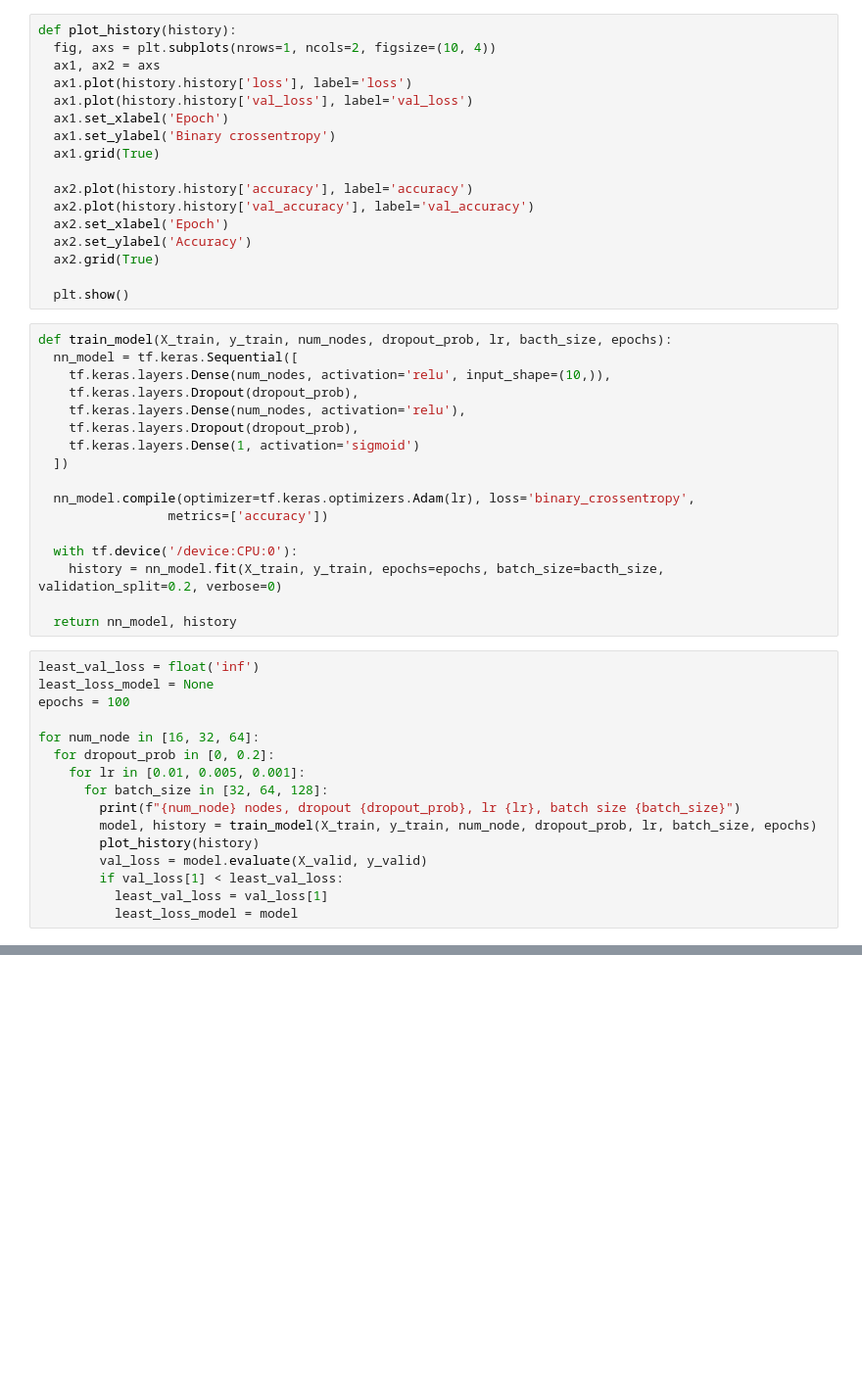
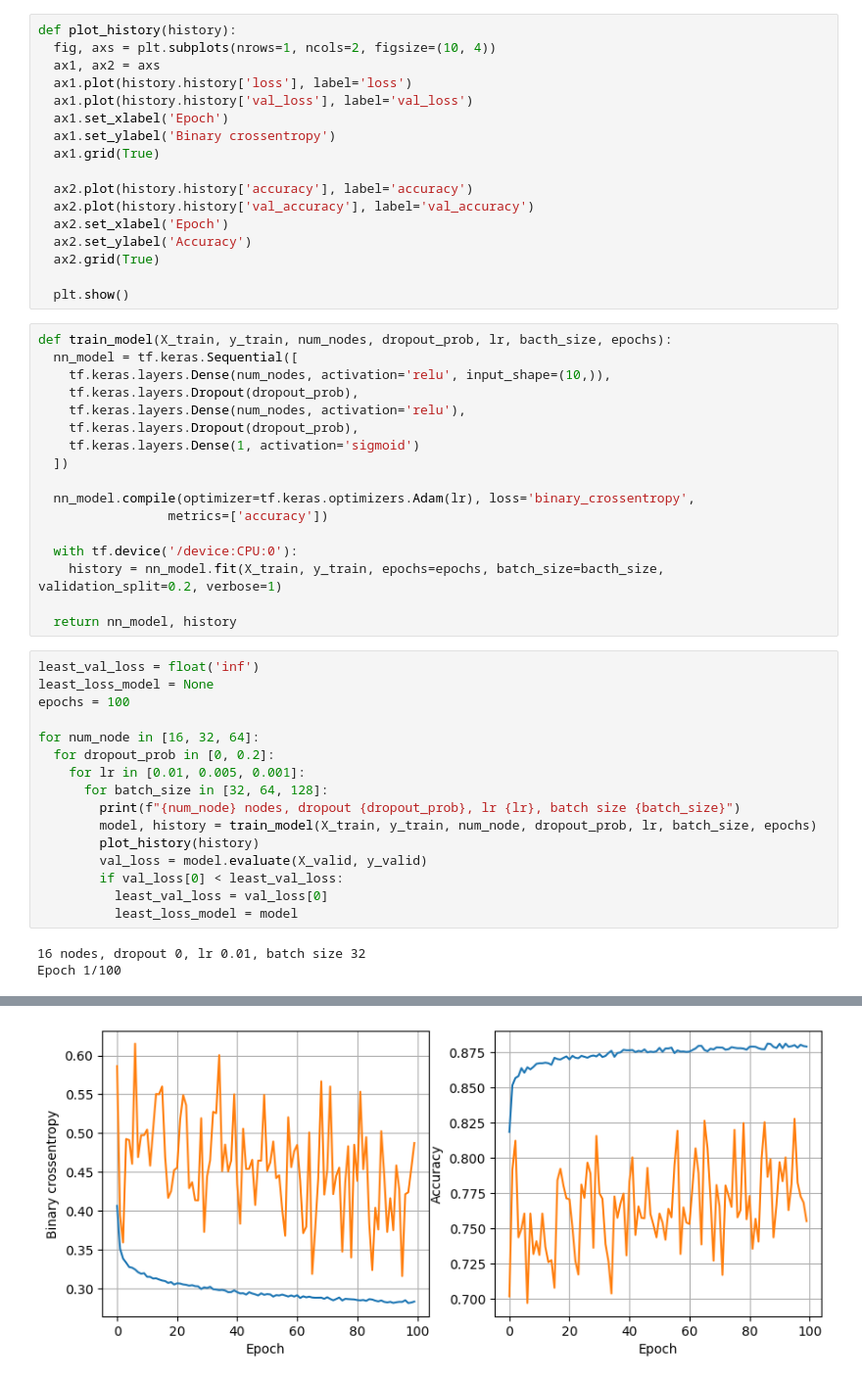
Before and after one commit to i-am-pierre/ML4everybody, a Jupyter notebook: fcc-MAGIC-example.ipynb, the cells around one changed output, grey strips where cells are left out. Shown at 98% size. Saved outputs shown, nothing was run; the diff lists cells and outputs as text; blank space fills up the shorter version.

```diff
--- a/fcc-MAGIC-example.ipynb
+++ b/fcc-MAGIC-example.ipynb
@@ -130,7 +193,7 @@ def train_model(X_train, y_train, num_nodes, dropout_prob, lr, bacth_size, epoch
                  metrics=['accuracy'])
 
   with tf.device('/device:CPU:0'):
-    history = nn_model.fit(X_train, y_train, epochs=epochs, batch_size=bacth_size, validation_split=0.2, verbose=0)
+    history = nn_model.fit(X_train, y_train, epochs=epochs, batch_size=bacth_size, validation_split=0.2, verbose=1)
 
   return nn_model, history
 # %%
@@ -146,6 +209,9 @@ for num_node in [16, 32, 64]:
         model, history = train_model(X_train, y_train, num_node, dropout_prob, lr, batch_size, epochs)
         plot_history(history)
         val_loss = model.evaluate(X_valid, y_valid)
-        if val_loss[1] < least_val_loss:
-          least_val_loss = val_loss[1]
+        if val_loss[0] < least_val_loss:
+          least_val_loss = val_loss[0]
           least_loss_model = model
+# %% [output]
+16 nodes, dropout 0, lr 0.01, batch size 32
+Epoch 1/100
@@ -151,0 +241 @@ for num_node in [16, 32, 64]:
+[figure, added]
```
Also changed, not shown: parts of 10 cells of this notebook.
